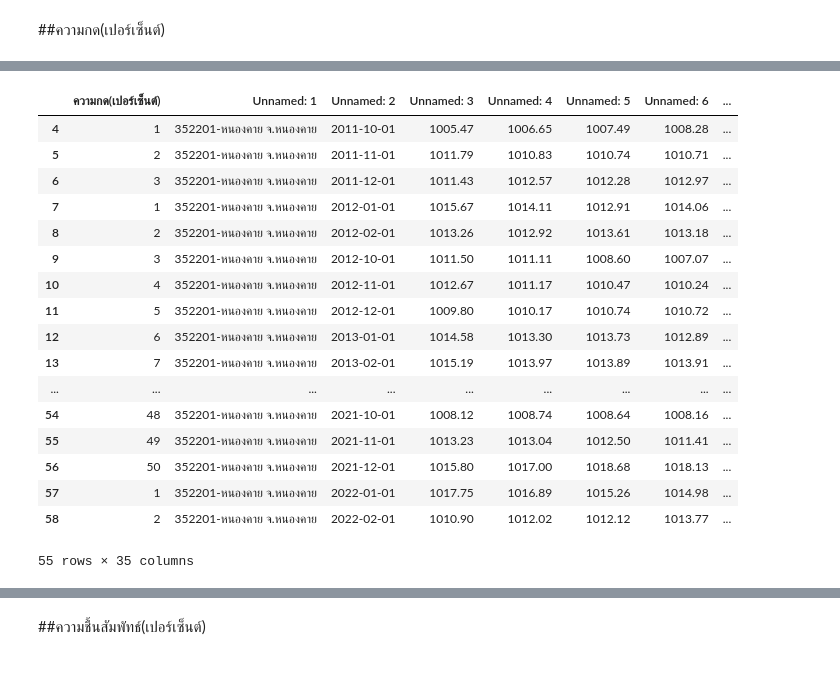
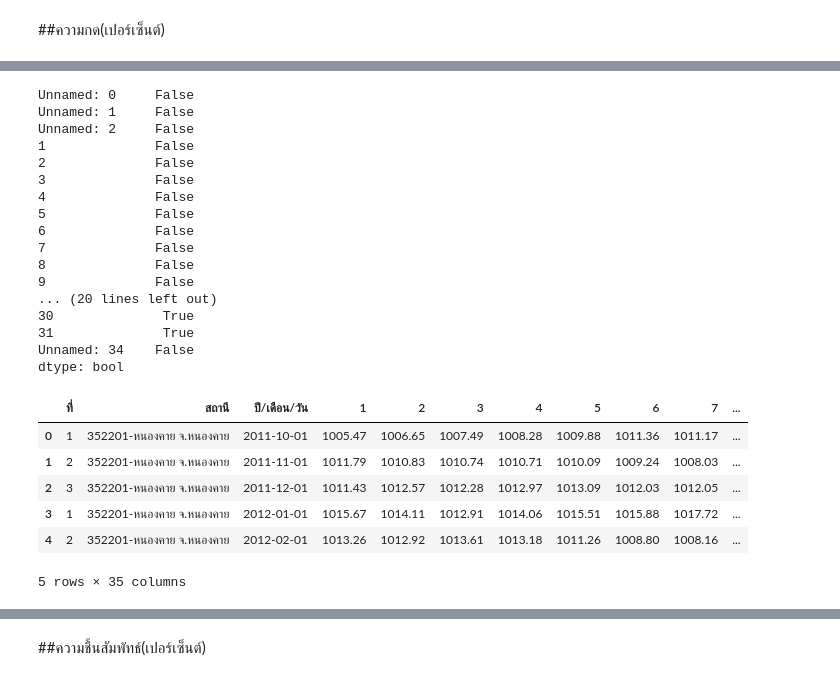
Before and after one commit to ChonChanokAng/BSC_DPDM23, a Jupyter notebook: midterm_bscdpdm23.ipynb, the cells around one changed output, grey strips where cells are left out. Drawn from its saved outputs; the diff is of its cells as text; code cells hidden in the pictures.

```diff
--- a/midterm_bscdpdm23.ipynb
+++ b/midterm_bscdpdm23.ipynb
@@ -20,15 +20,8 @@ Drive already mounted at /content/drive; to attempt to forcibly remount, call dr
 # %% [markdown]
 ##ความกด(เปอร์เซ็นต์)
 # %%
-press_KKN= pd.read_excel('/content/drive/MyDrive/BSC_dpdm23_data/ความกด(เปอร์เซ็นต์)/จ.ขอนแก่น.xlsx')
-press_NPM = pd.read_excel('/content/drive/MyDrive/BSC_dpdm23_data/ความกด(เปอร์เซ็นต์)/จ.นครพนม.xlsx')
-press_SNK = pd.read_excel('/content/drive/MyDrive/BSC_dpdm23_data/ความกด(เปอร์เซ็นต์)/จ.สกลนคร.xlsx')
-press_NKI = pd.read_excel('/content/drive/MyDrive/BSC_dpdm23_data/ความกด(เปอร์เซ็นต์)/จ.หนองคาย.xlsx')
-press_LEI = pd.read_excel('/content/drive/MyDrive/BSC_dpdm23_data/ความกด(เปอร์เซ็นต์)/จ.เลย.xlsx')
+press_KKN= pd.read_excel('/content/drive/MyDrive/BSC_dpdm23_data/ความกด(เปอร์เซ็นต์)/จ.ขอนแก่น.xlsx',header=4)
+press_NPM = pd.read_excel('/content/drive/MyDrive/BSC_dpdm23_data/ความกด(เปอร์เซ็นต์)/จ.นครพนม.xlsx',header=4)
+press_SNK = pd.read_excel('/content/drive/MyDrive/BSC_dpdm23_data/ความกด(เปอร์เซ็นต์)/จ.สกลนคร.xlsx',header=4)
+press_NKI = pd.read_excel('/content/drive/MyDrive/BSC_dpdm23_data/ความกด(เปอร์เซ็นต์)/จ.หนองคาย.xlsx',header=4)
+press_LEI = pd.read_excel('/content/drive/MyDrive/BSC_dpdm23_data/ความกด(เปอร์เซ็นต์)/จ.เลย.xlsx',header=4)
-# %%
-#ตัด row ที่มี NaN ออก
-press_KKN = press_KKN.dropna(axis=0)
-press_NPM = press_NPM.dropna(axis=0)
-press_SNK = press_SNK.dropna(axis=0)
-press_NKI = press_NKI.dropna(axis=0)
-press_LEI = press_LEI.dropna(axis=0)
@@ -62,21 +118,37 @@ dtype: bool
+# %%
+press_LEI.isnull().any()
+# %% [output]
+Unnamed: 0     False
+Unnamed: 1     False
+Unnamed: 2     False
+1              False
+2              False
+3              False
+4              False
+5              False
+6              False
+7              False
+8              False
+9              False
+... (20 lines left out)
+30              True
+31              True
+Unnamed: 34    False
+dtype: bool
+# %%
+#เปลี่ยนชื่อ column
+press_KKN.rename(columns={'Unnamed: 0':'ที่','Unnamed: 1':'สถานี','Unnamed: 2':'ปี/เดือน/วัน','Unnamed: 34':'ค่าเฉลี่ย'},inplace=True)
+press_NPM.rename(columns={'Unnamed: 0':'ที่','Unnamed: 1':'สถานี','Unnamed: 2':'ปี/เดือน/วัน','Unnamed: 34':'ค่าเฉลี่ย'},inplace=True)
+press_SNK.rename(columns={'Unnamed: 0':'ที่','Unnamed: 1':'สถานี','Unnamed: 2':'ปี/เดือน/วัน','Unnamed: 34':'ค่าเฉลี่ย'},inplace=True)
+press_NKI.rename(columns={'Unnamed: 0':'ที่','Unnamed: 1':'สถานี','Unnamed: 2':'ปี/เดือน/วัน','Unnamed: 34':'ค่าเฉลี่ย'},inplace=True)
+press_LEI.rename(columns={'Unnamed: 0':'ที่','Unnamed: 1':'สถานี','Unnamed: 2':'ปี/เดือน/วัน','Unnamed: 34':'ค่าเฉลี่ย'},inplace=True)
 # %%
-press_KKN
+press_KKN.head()
 # %% [output]
-|  | ความกด(เปอร์เซ็นต์) | Unnamed: 1 | Unnamed: 2 | Unnamed: 3 | Unnamed: 4 | Unnamed: 5 | Unnamed: 6 | ... |
-| 4 | 1 | 352201-หนองคาย จ.หนองคาย | 2011-10-01 | 1005.47 | 1006.65 | 1007.49 | 1008.28 | ... |
-| 5 | 2 | 352201-หนองคาย จ.หนองคาย | 2011-11-01 | 1011.79 | 1010.83 | 1010.74 | 1010.71 | ... |
-| 6 | 3 | 352201-หนองคาย จ.หนองคาย | 2011-12-01 | 1011.43 | 1012.57 | 1012.28 | 1012.97 | ... |
-| 7 | 1 | 352201-หนองคาย จ.หนองคาย | 2012-01-01 | 1015.67 | 1014.11 | 1012.91 | 1014.06 | ... |
-| 8 | 2 | 352201-หนองคาย จ.หนองคาย | 2012-02-01 | 1013.26 | 1012.92 | 1013.61 | 1013.18 | ... |
-| 9 | 3 | 352201-หนองคาย จ.หนองคาย | 2012-10-01 | 1011.50 | 1011.11 | 1008.60 | 1007.07 | ... |
-| 10 | 4 | 352201-หนองคาย จ.หนองคาย | 2012-11-01 | 1012.67 | 1011.17 | 1010.47 | 1010.24 | ... |
-| 11 | 5 | 352201-หนองคาย จ.หนองคาย | 2012-12-01 | 1009.80 | 1010.17 | 1010.74 | 1010.72 | ... |
-| 12 | 6 | 352201-หนองคาย จ.หนองคาย | 2013-01-01 | 1014.58 | 1013.30 | 1013.73 | 1012.89 | ... |
-| 13 | 7 | 352201-หนองคาย จ.หนองคาย | 2013-02-01 | 1015.19 | 1013.97 | 1013.89 | 1013.91 | ... |
-| ... | ... | ... | ... | ... | ... | ... | ... | ... |
-| 54 | 48 | 352201-หนองคาย จ.หนองคาย | 2021-10-01 | 1008.12 | 1008.74 | 1008.64 | 1008.16 | ... |
-| 55 | 49 | 352201-หนองคาย จ.หนองคาย | 2021-11-01 | 1013.23 | 1013.04 | 1012.50 | 1011.41 | ... |
-| 56 | 50 | 352201-หนองคาย จ.หนองคาย | 2021-12-01 | 1015.80 | 1017.00 | 1018.68 | 1018.13 | ... |
-| 57 | 1 | 352201-หนองคาย จ.หนองคาย | 2022-01-01 | 1017.75 | 1016.89 | 1015.26 | 1014.98 | ... |
-| 58 | 2 | 352201-หนองคาย จ.หนองคาย | 2022-02-01 | 1010.90 | 1012.02 | 1012.12 | 1013.77 | ... |
+|  | ที่ | สถานี | ปี/เดือน/วัน | 1 | 2 | 3 | 4 | 5 | 6 | 7 | ... |
+| 0 | 1 | 352201-หนองคาย จ.หนองคาย | 2011-10-01 | 1005.47 | 1006.65 | 1007.49 | 1008.28 | 1009.88 | 1011.36 | 1011.17 | ... |
+| 1 | 2 | 352201-หนองคาย จ.หนองคาย | 2011-11-01 | 1011.79 | 1010.83 | 1010.74 | 1010.71 | 1010.09 | 1009.24 | 1008.03 | ... |
+| 2 | 3 | 352201-หนองคาย จ.หนองคาย | 2011-12-01 | 1011.43 | 1012.57 | 1012.28 | 1012.97 | 1013.09 | 1012.03 | 1012.05 | ... |
+| 3 | 1 | 352201-หนองคาย จ.หนองคาย | 2012-01-01 | 1015.67 | 1014.11 | 1012.91 | 1014.06 | 1015.51 | 1015.88 | 1017.72 | ... |
+| 4 | 2 | 352201-หนองคาย จ.หนองคาย | 2012-02-01 | 1013.26 | 1012.92 | 1013.61 | 1013.18 | 1011.26 | 1008.80 | 1008.16 | ... |
-55 rows × 35 columns
+5 rows × 35 columns
```
Also changed, not shown: parts of 98 cells of this notebook.
